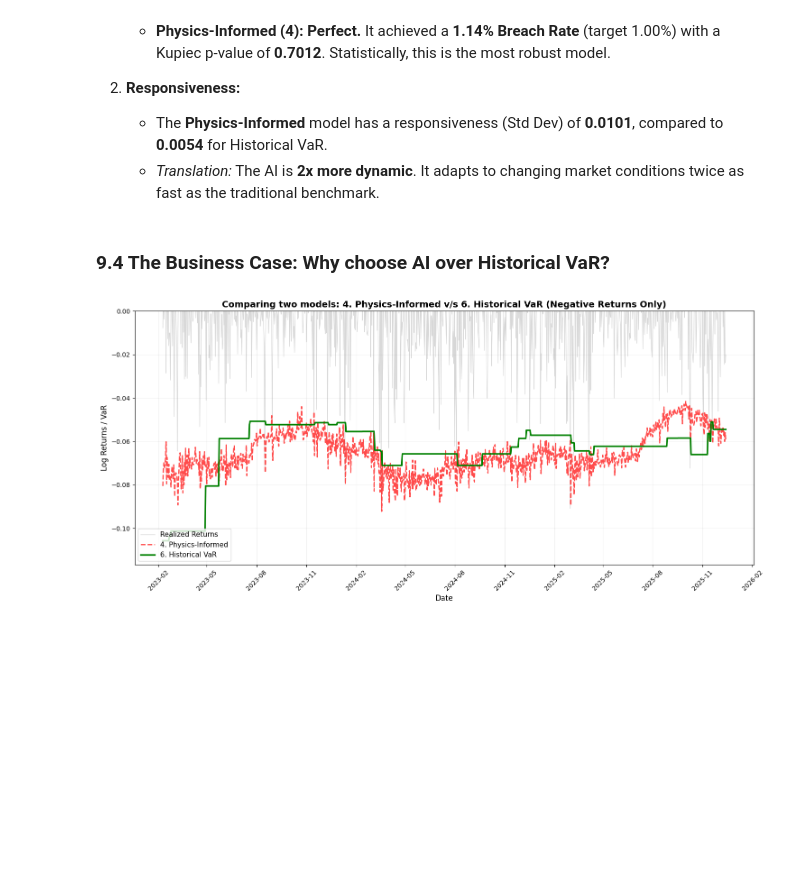
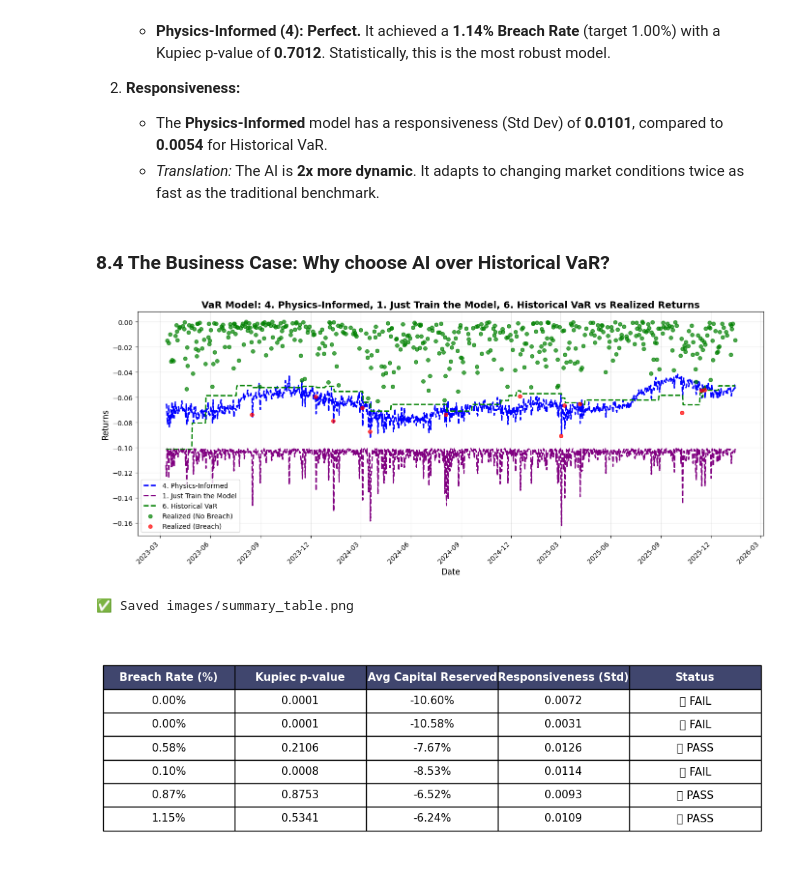
Before and after one commit to amacias-afma/quant-ai-lab-value-at-risk, a Jupyter notebook: notebook/value_at_risk.ipynb, the cells around one changed output. Cells and saved outputs as stored; diff of their text form; code cells hidden in the pictures; blank space fills up the shorter version.

```diff
--- a/notebook/value_at_risk.ipynb
+++ b/notebook/value_at_risk.ipynb
@@ -269,7 +336,7 @@ lr_widget = widgets.FloatSlider(
 # Display ticker and date widgets
 ticker_widget, date_widget = display_var_widgets(
     default_ticker="BTC-USD",
-    default_date="2026-01-01"
+    default_date="2026-01-31"
 )
 
 # Display additional parameter widgets
@@ -1132,5 +1146,0 @@ Training Complete.
-# %%
-df_results = reestructure_testdata(test_right_size) / scale_factor
-models_results[attempt_name] = df_results
-
-plot_var_results(df_results)
@@ -1255,54 +1262,20 @@ By adjusting the regularization weight (lowering the penalty), we allowed the "P
     * The **Physics-Informed** model has a responsiveness (Std Dev) of **0.0101**, compared to **0.0054** for Historical VaR.
     * *Translation:* The AI is **2x more dynamic**. It adapts to changing market conditions twice as fast as the traditional benchmark.
 # %% [markdown]
-### 9.4 The Business Case: Why choose AI over Historical VaR?
+### 8.4 The Business Case: Why choose AI over Historical VaR?
 # %%
-import matplotlib.dates as mdates
+model_1 = '1. Just Train the Model'
+model_4 = '4. Physics-Informed'
+model_6 = '6. Historical VaR'
 
-def compare_two_models(df_results, model_1, model_2):
-    # Create the Focused Plot (Negative Only)
-    plt.figure(figsize=(15, 7))
-
-    # 1. Plot Realized Returns (The Chaos)
-    # We plot everything, but we will crop the view later
-    plt.plot(df_results.index, df_results['realized'],
-            color='gray', alpha=0.3, linewidth=1, label='Realized Returns')
-
-    # 2. Plot The Failure (Naive Model)
-    plt.plot(df_results.index, df_results[model_1],
-            color='red', linestyle='--', linewidth=2, alpha=0.7,
-            label=model_1)
-
-    # 3. Plot The Solution (Physics-Informed)
-    plt.plot(df_results.index, df_results[model_2],
-            color='green', linewidth=2.5,
-            label=model_2)
-
-    # Formatting
-    plt.title(f"Comparing two models: {model_1} v/s {model_2} (Negative Returns Only)", fontsize=14, fontweight='bold')
-    plt.ylabel("Log Returns / VaR", fontsize=12)
-    plt.xlabel("Date", fontsize=12)
-    plt.legend(loc='lower left', frameon=True, fontsize=11)
-    plt.grid(True, alpha=0.2)
-
-    # --- THE TRICK: Focus on Negative Side ---
-    plt.ylim(top=0.0) # Cut off positive returns
-    plt.axhline(0, color='black', linewidth=0.5) # Add a zero line
-
-    # Format x-axis dates nicely
-    plt.gca().xaxis.set_major_formatter(mdates.DateFormatter('%Y-%m'))
-    plt.gca().xaxis.set_major_locator(mdates.MonthLocator(interval=3))
-    plt.xticks(rotation=45)
-
-    plt.tight_layout()
-    plt.show()
-
-
-model_1 = '4. Physics-Informed'
-model_2 = '6. Historical VaR'
-compare_two_models(df_results, model_1, model_2)
+plot_var_results(df_results, models={model_1, model_4, model_6})
+# compare_two_models(df_results, model_1, model_2)
+# save_comparison_plot(df_results, model_1, model_2)
+# save_table_image(summary_table)
 # %% [output]
-[figure, old version]
+[figure, new version]
+✅ Saved images/summary_table.png
+[figure, added]
 # %% [markdown]
 A skeptic might look at the table and say:
 > *"Wait, Historical VaR (Model 6) reserves slightly less capital (-6.22% vs -6.49%). Why build a complex AI just to reserve **more** money?"*
```
Also changed, not shown: parts of 41 cells of this notebook, 8 other files.
